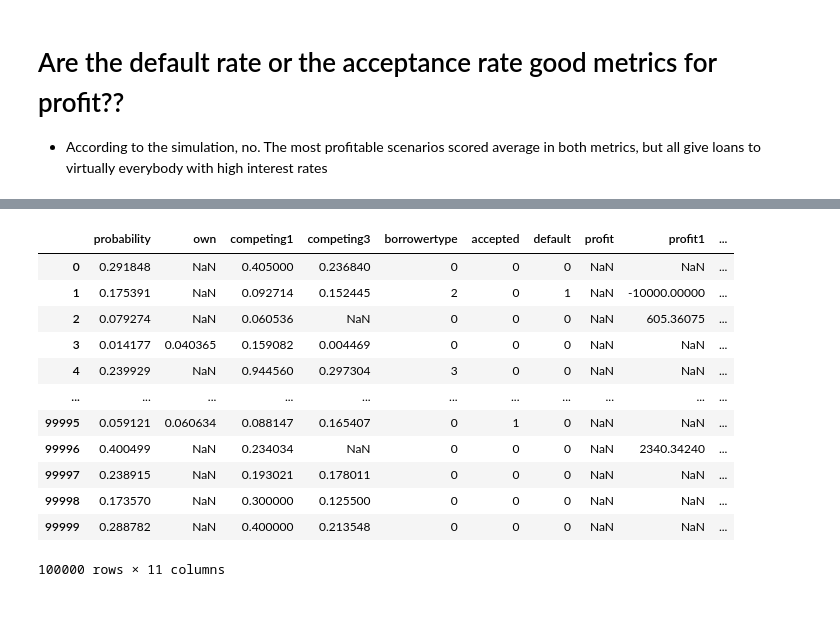
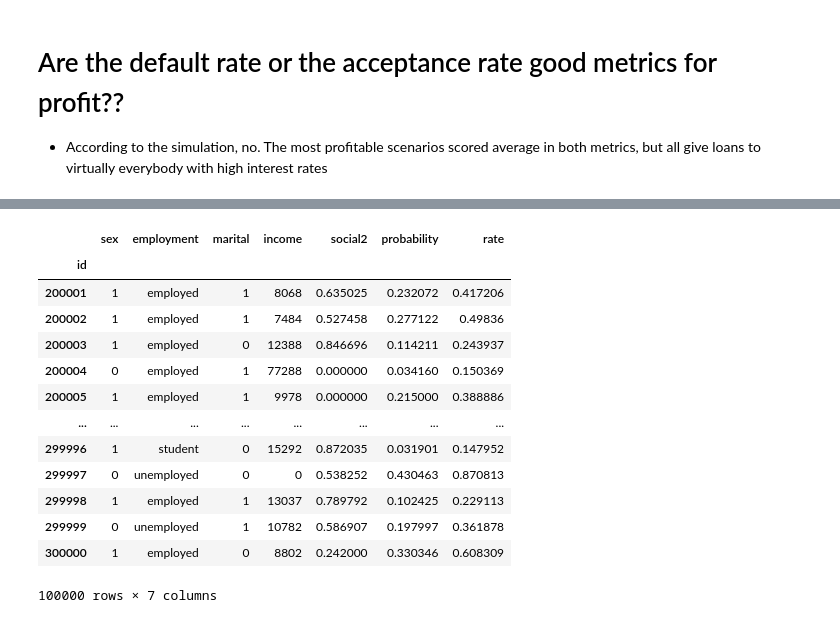
Before and after one commit to jpkcunha/AdvancedFinance_ML, a Jupyter notebook: model_stage2.ipynb, the cells around one changed output, grey strips where cells are left out. Cells and saved outputs as stored; diff of their text form; code cells hidden in the pictures.

Commit message:
Last Stage 2 commit!

```diff
--- a/model_stage2.ipynb
+++ b/model_stage2.ipynb
@@ -367,0 +476,6 @@ The most profitable scenario is the 1161th biggest acceptance rate from 5050 sce
+# %%
+applicants_st1 = final.copy()
+x = pd.read_csv('LoanApplications_Stage1_Lender2.csv', index_col = 0)
+applicants_st1.index = [x for x in range(100001, 200001)]
+applicants_st1 = pd.concat([x, applicants_st1.default], axis=1)
+applicants_st1
@@ -367,0 +496,4 @@ The most profitable scenario is the 1161th biggest acceptance rate from 5050 sce
+# %%
+df_total = pd.read_csv('PastLoans.csv', index_col = 0)
+df_total = pd.concat([df_total, applicants_st1]).reset_index().drop('index', axis = 1)
+df_total
@@ -367,0 +514,12 @@ The most profitable scenario is the 1161th biggest acceptance rate from 5050 sce
+# %%
+start_time = time.time()
+
+df = pd.read_csv('LoanApplications_Stage2_Lender2.csv', index_col = 0)
+regr = RandomForestRegressor(max_depth=10, max_features='sqrt', min_samples_leaf=10,n_estimators=500, random_state=1)
+
+X, y = preprocess(df_total)
+regr.fit(X, y)
+df['probability'] = regr.predict(preprocess2(df))
+
+print("--- {:.2f} seconds ---".format(time.time() - start_time))
+df
@@ -368,20 +542,19 @@ The most profitable scenario is the 1161th biggest acceptance rate from 5050 sce
 # %%
-x = final.copy()
-x['rate'] = np.where(x['probability'] < 0.49, x['probability']/(1-x['probability']) + 0.115, np.nan)
-x.loc[x["rate"] > 1, "rate"] = 1
-x['profit'] = x.apply(calculate_profit, axis=1)
-x
+df['rate'] = np.where(df['probability'] < 0.48, df['probability']/(1-df['probability']) + 0.115, None)
+df.loc[df["rate"] > 1, "rate"] = 1
+df
 # %% [output]
-|  | probability | own | competing1 | competing3 | borrowertype | accepted | default | profit | profit1 | ... |
-| 0 | 0.291848 | NaN | 0.405000 | 0.236840 | 0 | 0 | 0 | NaN | NaN | ... |
-| 1 | 0.175391 | NaN | 0.092714 | 0.152445 | 2 | 0 | 1 | NaN | -10000.00000 | ... |
-| 2 | 0.079274 | NaN | 0.060536 | NaN | 0 | 0 | 0 | NaN | 605.36075 | ... |
-| 3 | 0.014177 | 0.040365 | 0.159082 | 0.004469 | 0 | 0 | 0 | NaN | NaN | ... |
-| 4 | 0.239929 | NaN | 0.944560 | 0.297304 | 3 | 0 | 0 | NaN | NaN | ... |
-| ... | ... | ... | ... | ... | ... | ... | ... | ... | ... | ... |
-| 99995 | 0.059121 | 0.060634 | 0.088147 | 0.165407 | 0 | 1 | 0 | NaN | NaN | ... |
-| 99996 | 0.400499 | NaN | 0.234034 | NaN | 0 | 0 | 0 | NaN | 2340.34240 | ... |
-| 99997 | 0.238915 | NaN | 0.193021 | 0.178011 | 0 | 0 | 0 | NaN | NaN | ... |
-| 99998 | 0.173570 | NaN | 0.300000 | 0.125500 | 0 | 0 | 0 | NaN | NaN | ... |
-| 99999 | 0.288782 | NaN | 0.400000 | 0.213548 | 0 | 0 | 0 | NaN | NaN | ... |
+|  | sex | employment | marital | income | social2 | probability | rate |
+| id |  |  |  |  |  |  |  |
+| 200001 | 1 | employed | 1 | 8068 | 0.635025 | 0.232072 | 0.417206 |
+| 200002 | 1 | employed | 1 | 7484 | 0.527458 | 0.277122 | 0.49836 |
+| 200003 | 1 | employed | 0 | 12388 | 0.846696 | 0.114211 | 0.243937 |
+| 200004 | 0 | employed | 1 | 77288 | 0.000000 | 0.034160 | 0.150369 |
+| 200005 | 1 | employed | 1 | 9978 | 0.000000 | 0.215000 | 0.388886 |
+| ... | ... | ... | ... | ... | ... | ... | ... |
+| 299996 | 1 | student | 0 | 15292 | 0.872035 | 0.031901 | 0.147952 |
+| 299997 | 0 | unemployed | 0 | 0 | 0.538252 | 0.430463 | 0.870813 |
+| 299998 | 1 | employed | 1 | 13037 | 0.789792 | 0.102425 | 0.229113 |
+| 299999 | 0 | unemployed | 1 | 10782 | 0.586907 | 0.197997 | 0.361878 |
+| 300000 | 1 | employed | 0 | 8802 | 0.242000 | 0.330346 | 0.608309 |
-100000 rows × 11 columns
+100000 rows × 7 columns
```
Also changed, not shown: parts of 27 cells of this notebook, 5 other files.
